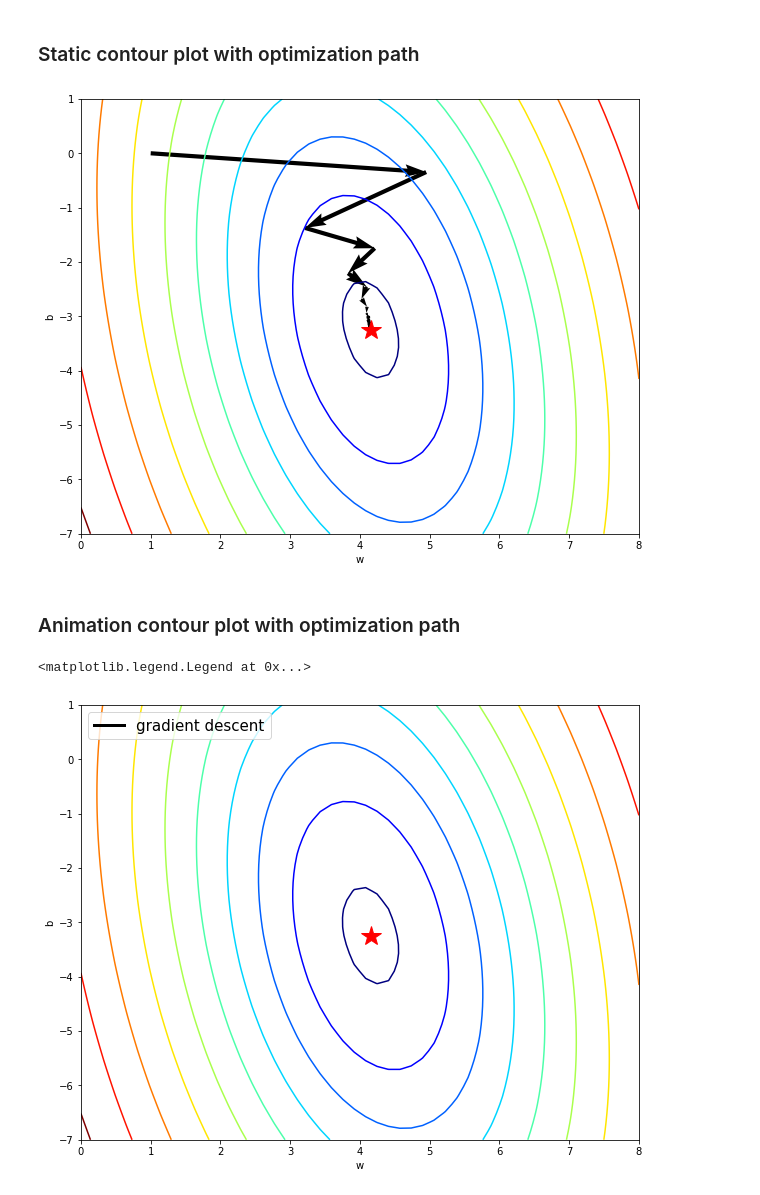
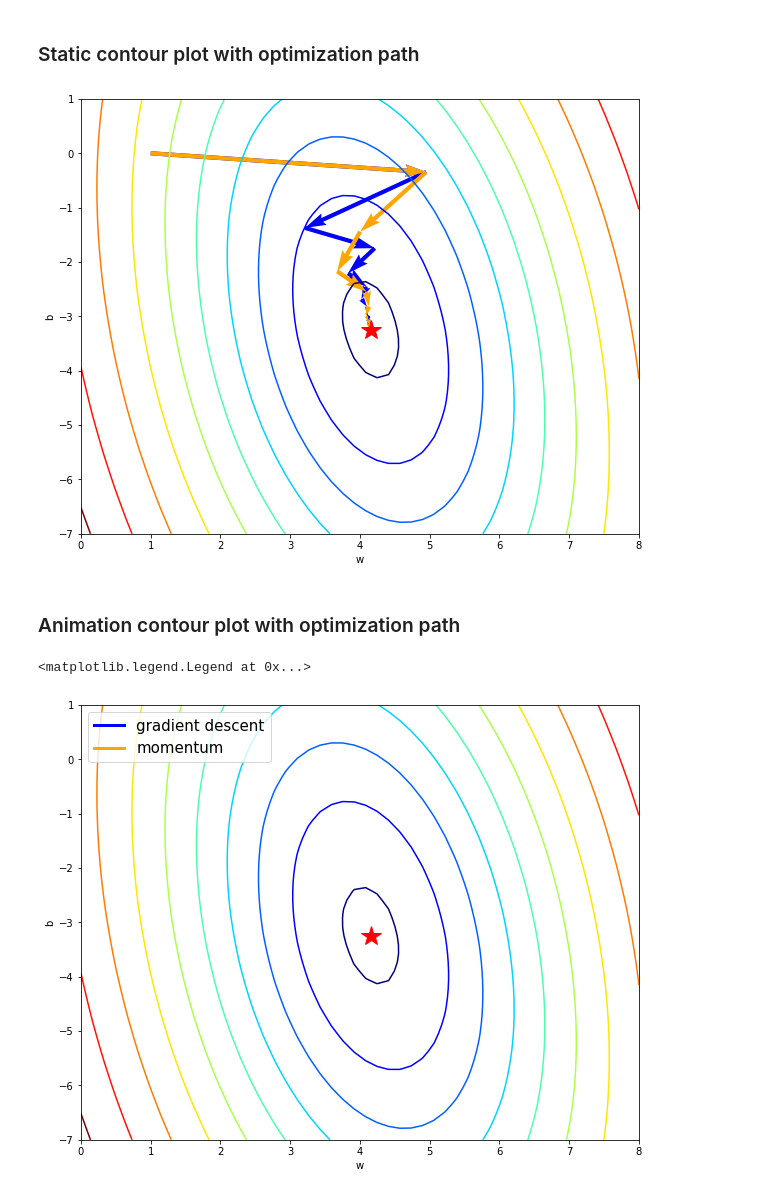
Before and after one commit to ilguyi/optimizers.numpy, a Jupyter notebook: 01.gradient.descent.ipynb, the cells around one changed output. Cells and saved outputs as stored; diff of their text form; code cells hidden in the pictures.

```diff
--- a/01.gradient.descent.ipynb
+++ b/01.gradient.descent.ipynb
@@ -288,5 +422,5 @@ b_init: 0.000
 ### Training
 # %%
 %time
-model.train(100)
+model1.train(100)
 # %% [output]
@@ -309 +432,4 @@ epochs: 25  loss: 10.338219  w: 4.15304  b: -3.24100
 epochs: 26  loss: 10.338219  w: 4.15311  b: -3.24142
+# %%
+%time
+model2.train(model1.path.shape[1]) # max epochs = final step of model1
@@ -358,7 +497,7 @@ b_max = b + margin
 w_points = np.linspace(w_min, w_max, number_of_points)
 b_points = np.linspace(b_min, b_max, number_of_points)
 w_mesh, b_mesh = np.meshgrid(w_points, b_points)
-loss_ = np.array([model.loss_for_plot(wps, bps) for wps, bps in zip(w_mesh, b_mesh)])
+loss_ = np.array([model1.loss_for_plot(wps, bps) for wps, bps in zip(w_mesh, b_mesh)])
 # %% [markdown]
 ### Static 3D plot with learning path
 # %%
@@ -366,7 +505,8 @@ loss_ = np.array([model.loss_for_plot(wps, bps) for wps, bps in zip(w_mesh, b_me
 #%matplotlib notebook
 #%pylab
 
-path = model.path
+path1 = model1.path
+path2 = model2.path
 
 fig = plt.figure(figsize=(10, 8))
 ax = plt.axes(projection='3d', elev=40, azim=-100)
@@ -374,10 +514,10 @@ ax = plt.axes(projection='3d', elev=40, azim=-100)
 ax.plot_surface(w_mesh, b_mesh, loss_, norm=LogNorm(), rstride=1, cstride=1,
                 edgecolor='none', alpha=.8, cmap=plt.cm.jet)
 
-ax.plot(*minima, model.loss_for_plot(*minima), 'r*', markersize=20)
-ax.quiver(path[0,:-1], path[1,:-1], model.loss_for_plot(*path[::,:-1]),
-          path[0,1:]-path[0,:-1], path[1,1:]-path[1,:-1],
-          model.loss_for_plot(*path[::,1:]) - model.loss_for_plot(*path[::,:-1]),
+ax.plot(*minima, model1.loss_for_plot(*minima), 'r*', markersize=20)
+ax.quiver(path1[0,:-1], path1[1,:-1], model1.loss_for_plot(*path1[::,:-1]),
+          path1[0,1:]-path1[0,:-1], path1[1,1:]-path1[1,:-1],
+          model1.loss_for_plot(*path1[::,1:]) - model1.loss_for_plot(*path1[::,:-1]),
           color='k', length=0.5, normalize=True)
 
 ax.set_xlabel('w')
@@ -396,20 +536,22 @@ plt.show()
 # %%
 fig, ax = plt.subplots(figsize=(10, 8))
 
 ax.contour(w_mesh, b_mesh, loss_, levels=np.logspace(-1, 2, 35), norm=LogNorm(), cmap=plt.cm.jet)
 ax.plot(*minima, 'r*', markersize=20)
-ax.quiver(path[0,:-1], path[1,:-1], path[0,1:]-path[0,:-1], path[1,1:]-path[1,:-1],
-          scale_units='xy', angles='xy', scale=1, color='black')
+ax.quiver(path1[0,:-1], path1[1,:-1], path1[0,1:]-path1[0,:-1], path1[1,1:]-path1[1,:-1],
+          scale_units='xy', angles='xy', scale=1, color='blue')
+ax.quiver(path2[0,:-1], path2[1,:-1], path2[0,1:]-path2[0,:-1], path2[1,1:]-path2[1,:-1],
+          scale_units='xy', angles='xy', scale=1, color='orange')
 
 ax.set_xlabel('w')
 ax.set_ylabel('b')
 
 ax.set_xlim((w_min, w_max))
 ax.set_ylim((b_min, b_max))
 
 plt.show()
 # %% [output]
-[figure, old version]
+[figure, new version]
 # %% [markdown]
 ### Animation contour plot with optimization path
 # %%
@@ -465,16 +607,17 @@ ax.set_ylabel('b')
 ax.set_xlim((w_min, w_max))
 ax.set_ylim((b_min, b_max))
 
-all_pathes = [path]
-opt_names = ['gradient descent']
-colors = ['black']
+all_pathes = [path1, path2]
+opt_names = ['gradient descent', 'momentum']
+colors = ['blue', 'orange']
 
-path_animation = TrajectoryAnimation(*all_pathes, labels=opt_names, colors=colors, ax=ax)
+#path_animation = TrajectoryAnimation(*all_pathes, labels=opt_names, colors=colors, ax=ax)
+path_animation = TrajectoryAnimation(*all_pathes, labels=opt_names, colors=colors, ax=ax, interval=600)
 
 ax.legend(loc='upper left', prop={'size': 15})
 # %% [output]
 <matplotlib.legend.Legend at 0x...>
-[figure, old version]
+[figure, new version]
 # %%
 HTML(path_animation.to_html5_video())
 # %% [output]
```
Also changed, not shown: parts of 14 cells of this notebook.
